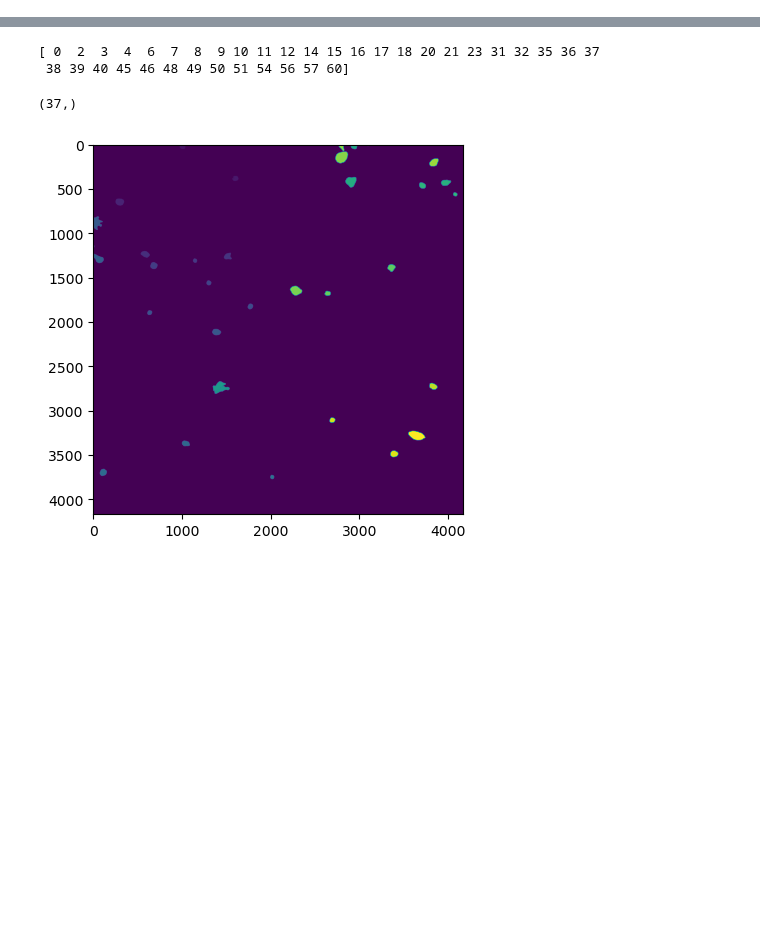
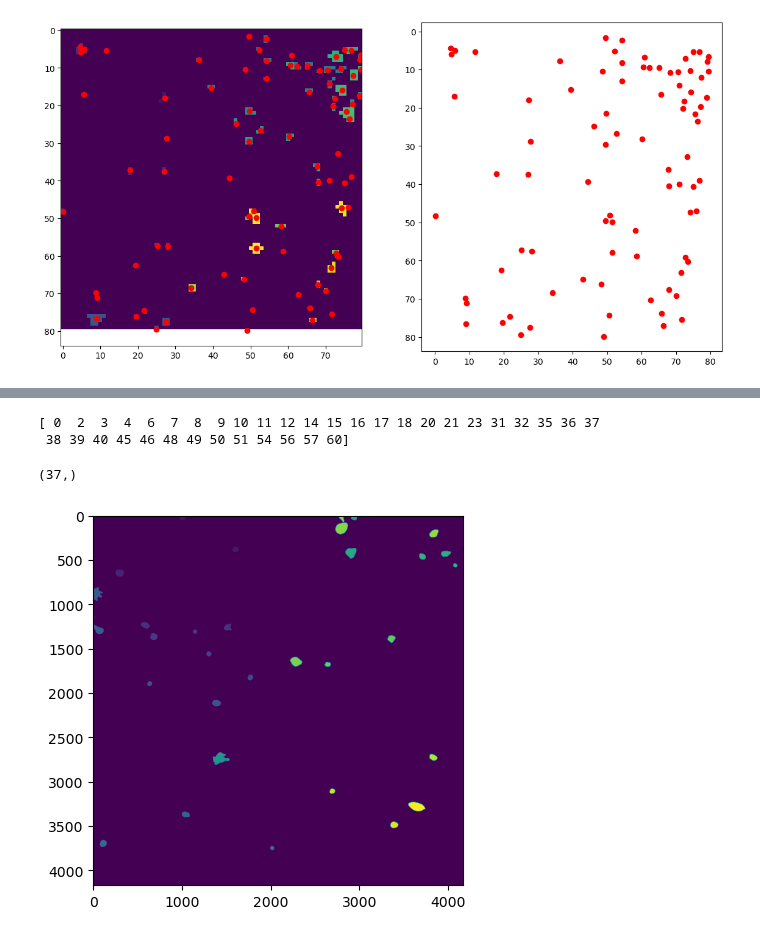
Before and after one commit to wittmajerd/U-Net-and-SRU-Net-segmentation, a Jupyter notebook: new.ipynb, the cells around one changed output, grey strips where cells are left out. Saved outputs shown, nothing was run; the diff lists cells and outputs as text; code cells hidden in the pictures; blank space fills up the shorter version.

```diff
--- a/new.ipynb
+++ b/new.ipynb
@@ -26,0 +85,21 @@ for d in data:
+# %%
+y = [point[0] for point in scaled_centers]
+x = [point[1] for point in scaled_centers]
+
+# create a 2D plot
+fig, axs = plt.subplots(1, 2, figsize=(14, 7))
+
+# plot the mask
+axs[0].imshow(interpolated_mask)
+
+# plot the centers on the mask
+axs[0].scatter(x, y, c='red')
+
+# Raw np calculation
+axs[1].scatter(x, y, c='red')
+axs[1].invert_yaxis()
+
+# show the plot
+plt.show()
+# %% [output]
+[figure, added]
```
Also changed, not shown: parts of 24 cells of this notebook.
